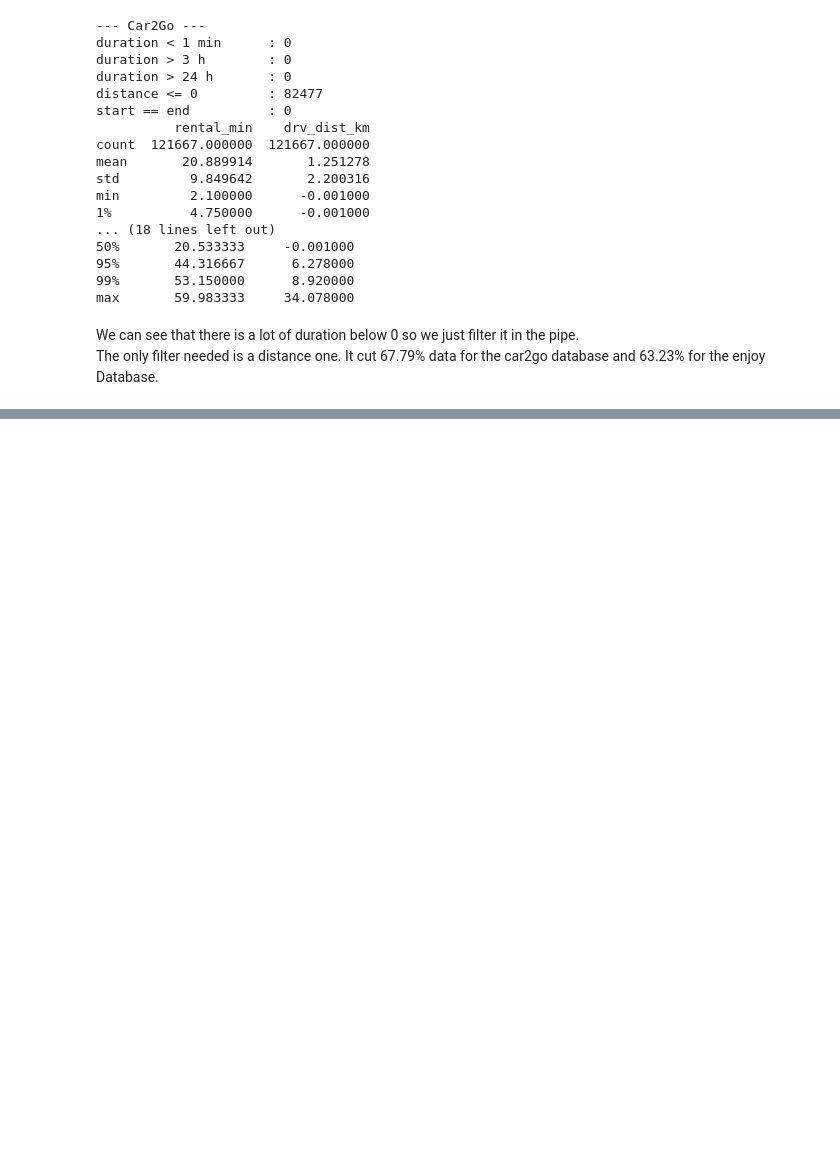
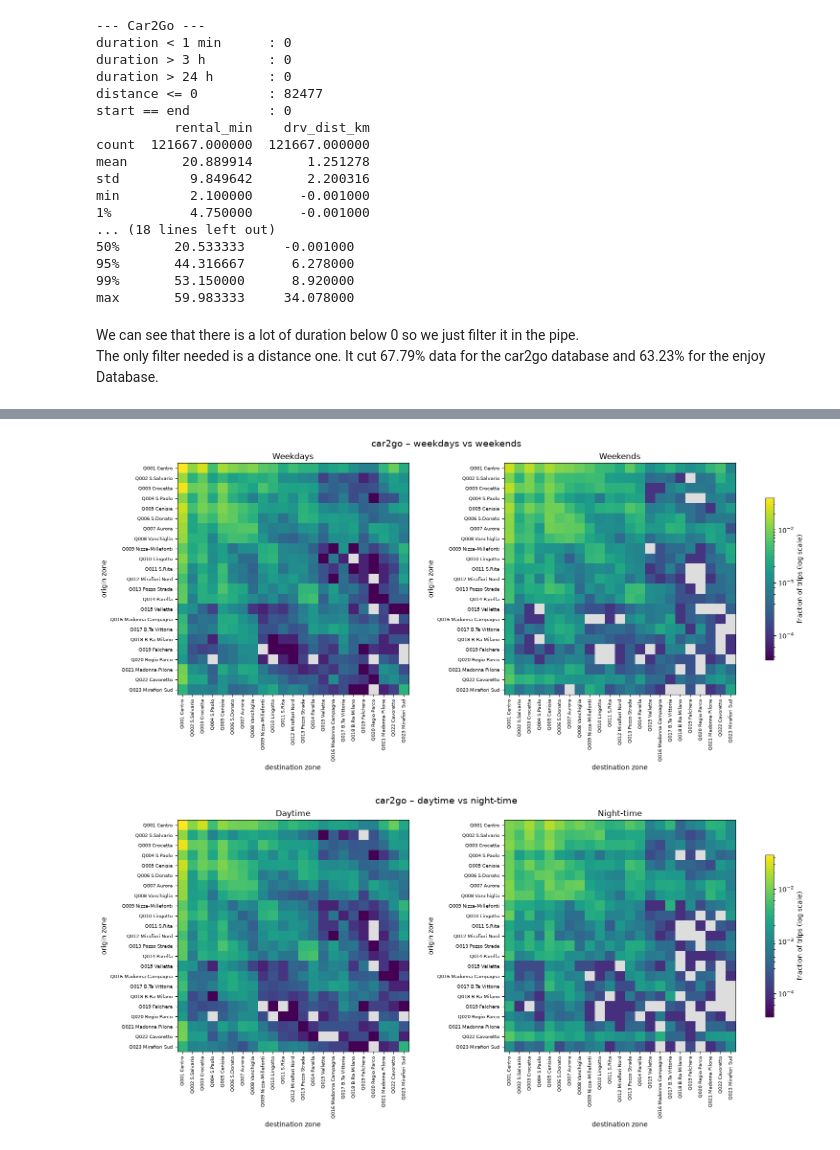
Before and after one commit to Bonbia/ICT4SM, a Jupyter notebook: TP2/Merged.ipynb, the cells around one changed output, grey strips where cells are left out. Drawn from its saved outputs; the diff is of its cells as text; code cells hidden in the pictures; blank space fills up the shorter version.

```diff
--- a/TP2/Merged.ipynb
+++ b/TP2/Merged.ipynb
@@ -270,3 +278,14 @@ max       59.983333     34.078000
 # %% [markdown]
 We can see that there is a lot of duration below 0 so we just filter it in the pipe.\
 The only filter needed is a distance one. It cut 67.79% data for the car2go database and 63.23% for the enjoy Database.
+# %%
+#we add the columns for the coordinates
+bookings = {'car2go': load_wtime(db, pb_coll), 'enjoy': load_wtime(db, pb_coll_enjoy)}
+for name, df in bookings.items():
+
+    df['orig_lon'] = df['init_loc'].apply(lambda p: p['coordinates'][0])
+    df['orig_lat'] = df['init_loc'].apply(lambda p: p['coordinates'][1])
+    df['dest_lon'] = df['final_loc'].apply(lambda p: p['coordinates'][0])
+    df['dest_lat'] = df['final_loc'].apply(lambda p: p['coordinates'][1])
+
+    print(f'{name}: {len(df)} rentals kept')
@@ -272,0 +443,16 @@ The only filter needed is a distance one. It cut 67.79% data for the car2go data
+# %%
+DAY_HOURS = (6, 22)
+PERIODS = {
+    'Weekdays':   dict(days='weekdays'),
+    'Weekends':   dict(days='weekend'),
+    'Daytime':    dict(hours=DAY_HOURS),
+    'Night-time': dict(hours=DAY_HOURS[::-1]),
+}
+
+od_periods = {}
+for vendor, df in trips.items():
+    od_periods[vendor] = {}
+    for name, kw in PERIODS.items():
+        sel = select_period(df, **kw)
+        od_periods[vendor][name] = od_matrix(sel, ZONES)
+        print(f'{vendor:7s} {name:11s}: {len(sel):6d} trips')
@@ -272,0 +468,12 @@ The only filter needed is a distance one. It cut 67.79% data for the car2go data
+# %%
+# heatmaps of each period and differences (red = more in the first period, blue = more in the second)
+for vendor, P in od_periods.items():
+    plot_heatmaps({'Weekdays': P['Weekdays'], 'Weekends': P['Weekends']},
+                  f'{vendor} – weekdays vs weekends', f'task1a_{vendor}_week')
+    plot_heatmaps({'Daytime': P['Daytime'], 'Night-time': P['Night-time']},
+                  f'{vendor} – daytime vs night-time', f'task1a_{vendor}_day')
+    plot_difference(P['Weekdays'], P['Weekends'], f'{vendor}: weekdays − weekends', f'task1a_{vendor}_diff_week')
+    plot_difference(P['Daytime'], P['Night-time'], f'{vendor}: daytime − night-time', f'task1a_{vendor}_diff_day')
+# %% [output]
+[figure, added]
+[figure, added]
```
Also changed, not shown: parts of 22 cells of this notebook.
